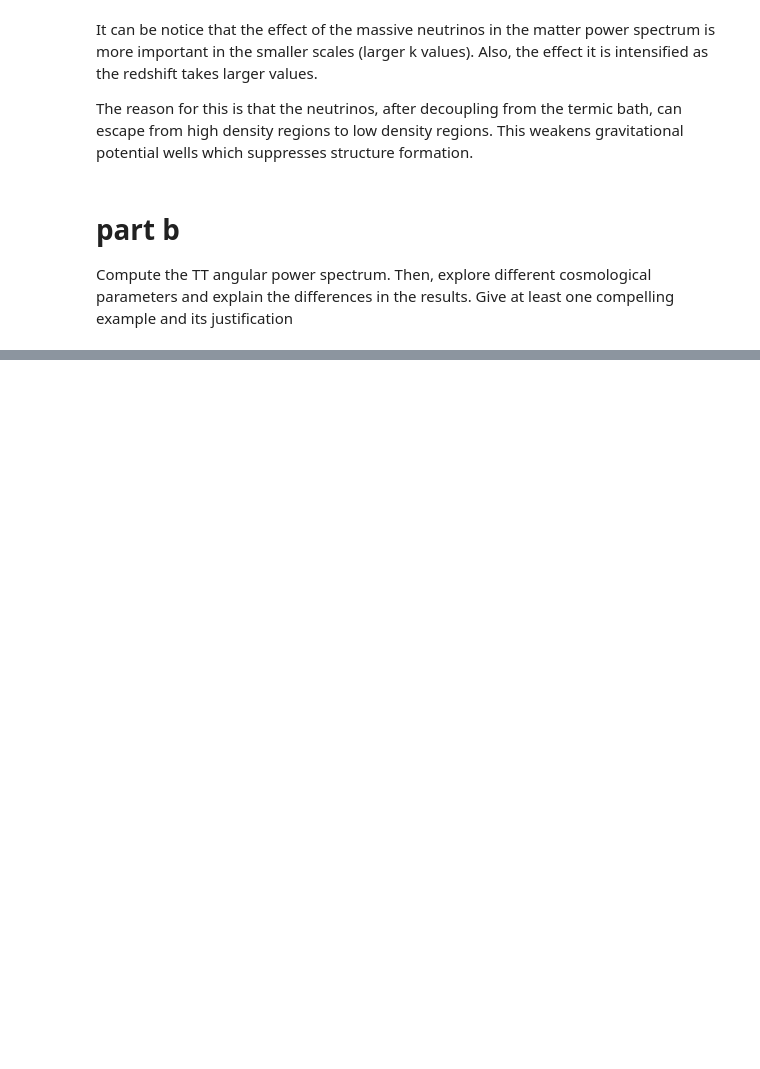
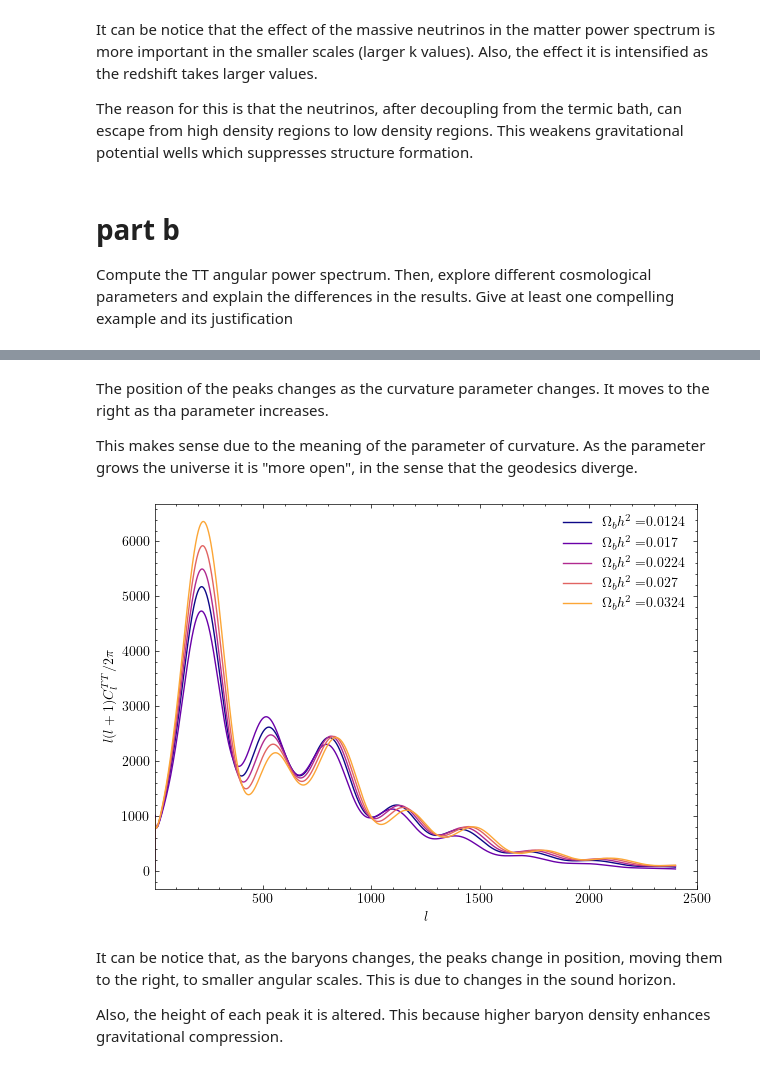
Before and after one commit to raquelgonzalez03/Tareas_Cosmo, a Jupyter notebook: tarea 2.ipynb, the cells around one changed output, grey strips where cells are left out. Saved outputs shown, nothing was run; the diff lists cells and outputs as text; code cells hidden in the pictures; blank space fills up the shorter version.

```diff
--- a/tarea 2.ipynb
+++ b/tarea 2.ipynb
@@ -299,0 +359,4 @@ Compute the TT angular power spectrum. Then, explore different cosmological para
+# %% [markdown]
+The position of the peaks changes as the curvature parameter changes. It moves to the right as tha parameter increases.
+
+This makes sense due to the meaning of the parameter of curvature. As the parameter grows the universe it is "more open", in the sense that the geodesics diverge.
@@ -299,0 +390,33 @@ Compute the TT angular power spectrum. Then, explore different cosmological para
+# %%
+ells1=np.arange(unlensedCL1[:,0].shape[0])
+ells2=np.arange(unlensedCL2[:,0].shape[0])
+ells3=np.arange(unlensedCL3[:,0].shape[0])
+ells4=np.arange(unlensedCL4[:,0].shape[0])
+ells5=np.arange(unlensedCL5[:,0].shape[0])
+
+colors = ['#0d0887',  # violeta profundo
+          '#6a00a8',  # púrpura
+          '#b12a90',  # magenta rosado
+          '#e16462',  # naranja-rosado
+          '#fca636']  # amarillo-anaranjado
+
+plt.figure(figsize=(7,5))
+
+plt.plot(ells1, unlensedCL1[:,0], color=colors[0], label='$\Omega_bh^2=$' + str(omega_bh2-0.01))
+plt.plot(ells2, unlensedCL2[:,0], color=colors[1], label='$\Omega_bh^2=$' + str(round(omega_bh2-0.005,3)))
+plt.plot(ells3, unlensedCL3[:,0], color=colors[2], label='$\Omega_bh^2=$' + str(omega_bh2))
+plt.plot(ells4, unlensedCL4[:,0], color=colors[3], label='$\Omega_bh^2=$' + str(round(omega_bh2+0.005,3)))
+plt.plot(ells5, unlensedCL5[:,0], color=colors[4], label='$\Omega_bh^2=$' + str(omega_bh2+0.01))
+plt.legend()
+plt.style.use(['science', 'bright'])
+plt.xlim(2, 2500)
+plt.ylabel('$l(l+1)C_l^{TT}/2\pi$')
+plt.xlabel('$l$')
+plt.show()
+# %% [output]
+[figure, added]
+# %% [markdown]
+It can be notice that, as the baryons changes, the peaks change in position, moving them to the right, to smaller angular scales.
+This is due to changes in the sound horizon.
+
+Also, the height of each peak it is altered. This because higher baryon density enhances gravitational compression.
```
Also changed, not shown: parts of 11 cells of this notebook.
